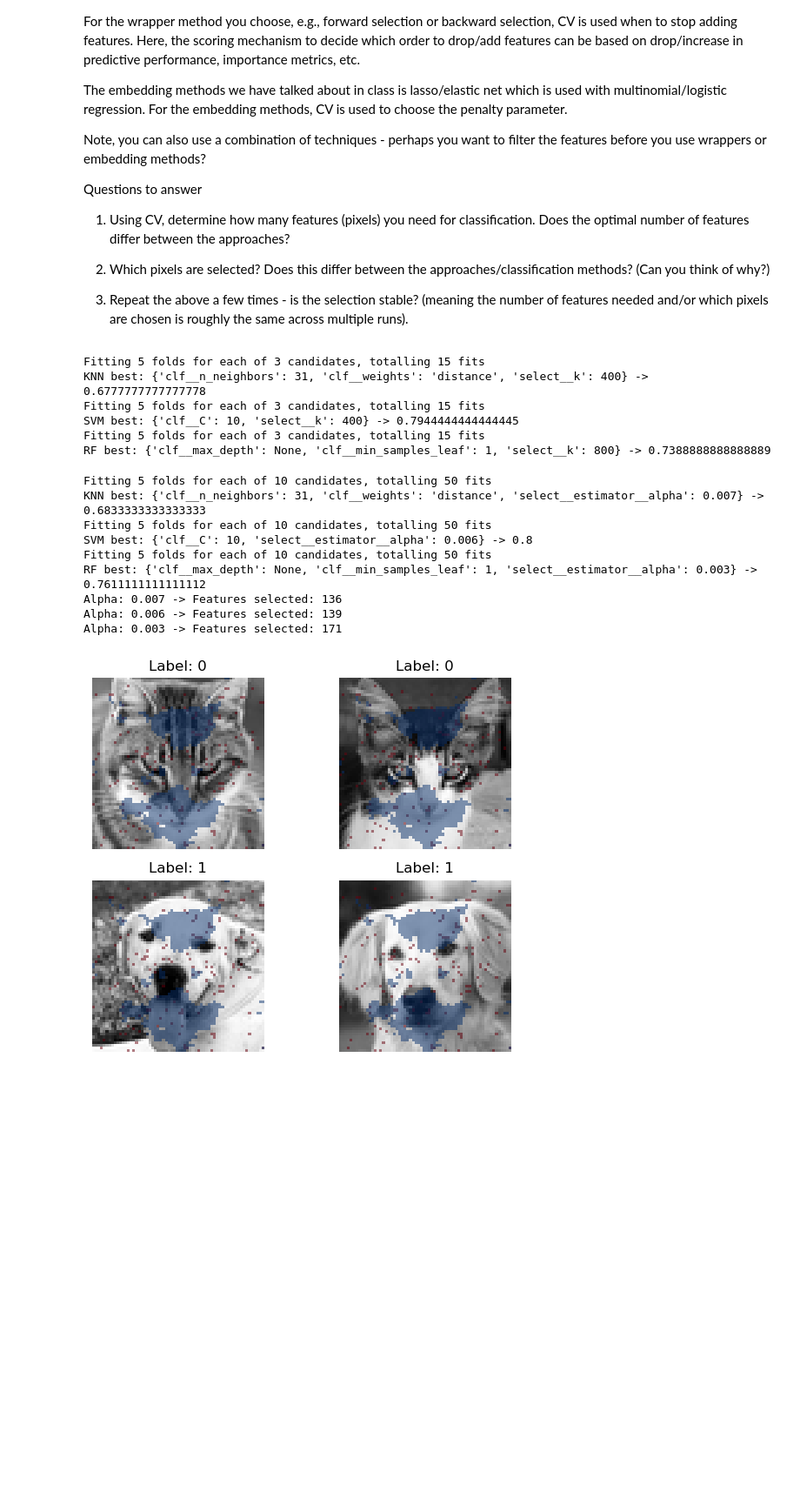
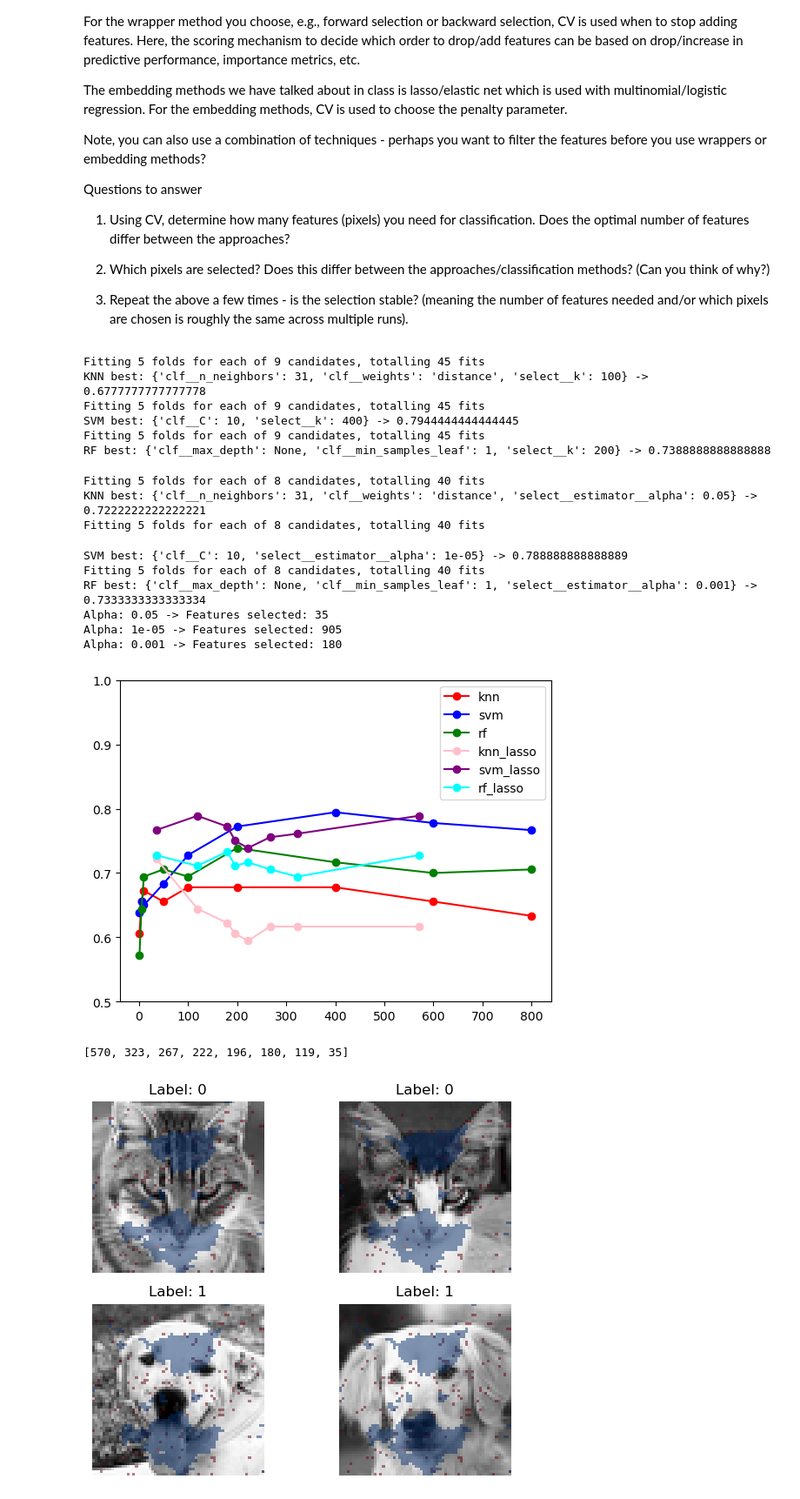
Before and after one commit to Jacob-sandstrom/MVE441-Statistical-learning-for-big-data, a Jupyter notebook: Project 2/project2Py.ipynb, the cells around one changed output. Shown at 87% size. Cells and saved outputs as stored; diff of their text form; code cells hidden in the pictures; blank space fills up the shorter version.

```diff
--- a/Project 2/project2Py.ipynb
+++ b/Project 2/project2Py.ipynb
@@ -203,7 +203,7 @@ cv = StratifiedKFold(n_splits=5, shuffle=True, random_state=42)
 # %%
 
 def kbest_grid(X_train_full, y_train_full):
-    k_val = [400, 600, 800]
+    k_val = [1, 5, 10, 50, 100, 200, 400, 600, 800]
 
 
     # --- KNN ---
@@ -246,14 +246,22 @@ def kbest_grid(X_train_full, y_train_full):
     grid_rf.fit(X_train_full, y_train_full)
     print("RF best:", grid_rf.best_params_, "->", grid_rf.best_score_)
 
-kbest_grid(X_train_full, y_train_full)
+
+    knn_results = pd.DataFrame(grid_knn.cv_results_)
+    svm_results = pd.DataFrame(grid_svm.cv_results_)
+    rf_results = pd.DataFrame(grid_rf.cv_results_)
+
+    return knn_results, svm_results, rf_results, k_val
+
+
+knn_res, svm_res, rf_res, n_selected = kbest_grid(X_train_full, y_train_full)
 # %% [output]
-Fitting 5 folds for each of 3 candidates, totalling 15 fits
-KNN best: {'clf__n_neighbors': 31, 'clf__weights': 'distance', 'select__k': 400} -> 0.6777777777777778
-Fitting 5 folds for each of 3 candidates, totalling 15 fits
+Fitting 5 folds for each of 9 candidates, totalling 45 fits
+KNN best: {'clf__n_neighbors': 31, 'clf__weights': 'distance', 'select__k': 100} -> 0.6777777777777778
+Fitting 5 folds for each of 9 candidates, totalling 45 fits
 SVM best: {'clf__C': 10, 'select__k': 400} -> 0.7944444444444445
-Fitting 5 folds for each of 3 candidates, totalling 15 fits
-RF best: {'clf__max_depth': None, 'clf__min_samples_leaf': 1, 'select__k': 800} -> 0.7388888888888889
+Fitting 5 folds for each of 9 candidates, totalling 45 fits
+RF best: {'clf__max_depth': None, 'clf__min_samples_leaf': 1, 'select__k': 200} -> 0.7388888888888888
 # %%
 def kBest_feature_selection(X_train_full, y_train_full):
     # Filtering
@@ -288,7 +296,7 @@ from sklearn.linear_model import LassoCV
 from sklearn.feature_selection import SelectFromModel
 
 def lasso_grid(X_train_full, y_train_full):
-    alpha_vals = [0.001, 0.002, 0.003, 0.004, 0.005, 0.006, 0.007, 0.008, 0.009, 0.01]
+    alpha_vals = [0.00001, 0.00003, 0.00005, 0.0001, 0.0005, 0.001, 0.01, 0.05]
 
 
     # --- KNN ---
@@ -340,21 +348,55 @@ def lasso_grid(X_train_full, y_train_full):
     best_alpha = grid_svm.best_estimator_.named_steps["select"].estimator_.alpha
     n_selected = np.sum(grid_svm.best_estimator_.named_steps["select"].estimator_.coef_ != 0)
     print(f"Alpha: {best_alpha} -> Features selected: {n_selected}")
+
     best_alpha = grid_rf.best_estimator_.named_steps["select"].estimator_.alpha
     n_selected = np.sum(grid_rf.best_estimator_.named_steps["select"].estimator_.coef_ != 0)
     print(f"Alpha: {best_alpha} -> Features selected: {n_selected}")
 
-lasso_grid(X_train_full, y_train_full)
+
+    scaler = StandardScaler()
+    X_scaled = scaler.fit_transform(X_train_full)
+    n_selected = []
+    for alpha in alpha_vals:
+        lasso = Lasso(alpha=alpha, max_iter=10000)
+        lasso.fit(X_scaled, y_train_full)
+        n_selected.append(np.sum(lasso.coef_ != 0))
+
+    knn_results = pd.DataFrame(grid_knn.cv_results_)
+    svm_results = pd.DataFrame(grid_svm.cv_results_)
+    rf_results = pd.DataFrame(grid_rf.cv_results_)
+
+    return knn_results, svm_results, rf_results, n_selected
+
+knn_lasso_res, svm_lasso_res, rf_lasso_res, n_lasso_selected = lasso_grid(X_train_full, y_train_full)
+# print(res)
 # %% [output]
-Fitting 5 folds for each of 10 candidates, totalling 50 fits
-KNN best: {'clf__n_neighbors': 31, 'clf__weights': 'distance', 'select__estimator__alpha': 0.007} -> 0.6833333333333333
-Fitting 5 folds for each of 10 candidates, totalling 50 fits
-SVM best: {'clf__C': 10, 'select__estimator__alpha': 0.006} -> 0.8
-Fitting 5 folds for each of 10 candidates, totalling 50 fits
-RF best: {'clf__max_depth': None, 'clf__min_samples_leaf': 1, 'select__estimator__alpha': 0.003} -> 0.7611111111111112
-Alpha: 0.007 -> Features selected: 136
-Alpha: 0.006 -> Features selected: 139
-Alpha: 0.003 -> Features selected: 171
+Fitting 5 folds for each of 8 candidates, totalling 40 fits
+KNN best: {'clf__n_neighbors': 31, 'clf__weights': 'distance', 'select__estimator__alpha': 0.05} -> 0.7222222222222221
+Fitting 5 folds for each of 8 candidates, totalling 40 fits
+SVM best: {'clf__C': 10, 'select__estimator__alpha': 1e-05} -> 0.788888888888889
+Fitting 5 folds for each of 8 candidates, totalling 40 fits
+RF best: {'clf__max_depth': None, 'clf__min_samples_leaf': 1, 'select__estimator__alpha': 0.001} -> 0.7333333333333334
+Alpha: 0.05 -> Features selected: 35
+Alpha: 1e-05 -> Features selected: 905
+Alpha: 0.001 -> Features selected: 180
+# %%
+plt.plot(n_selected, knn_res["mean_test_score"], marker="o", c="r", label="knn")
+plt.plot(n_selected, svm_res["mean_test_score"], marker="o", c="b", label="svm")
+plt.plot(n_selected, rf_res["mean_test_score"], marker="o", c="g", label="rf")
+
+plt.plot(n_lasso_selected, knn_lasso_res["mean_test_score"], marker="o", c="pink", label="knn_lasso")
+plt.plot(n_lasso_selected, svm_lasso_res["mean_test_score"], marker="o", c="purple", label="svm_lasso")
+plt.plot(n_lasso_selected, rf_lasso_res["mean_test_score"], marker="o", c="cyan", label="rf_lasso")
+
+plt.legend()
+plt.ylim(0.5,1)
+plt.show()
+
+print(n_lasso_selected)
+# %% [output]
+[figure, added]
+[570, 323, 267, 222, 196, 180, 119, 35]
 # %%
 
 
```
Also changed, not shown: parts of 1 cell of this notebook.
